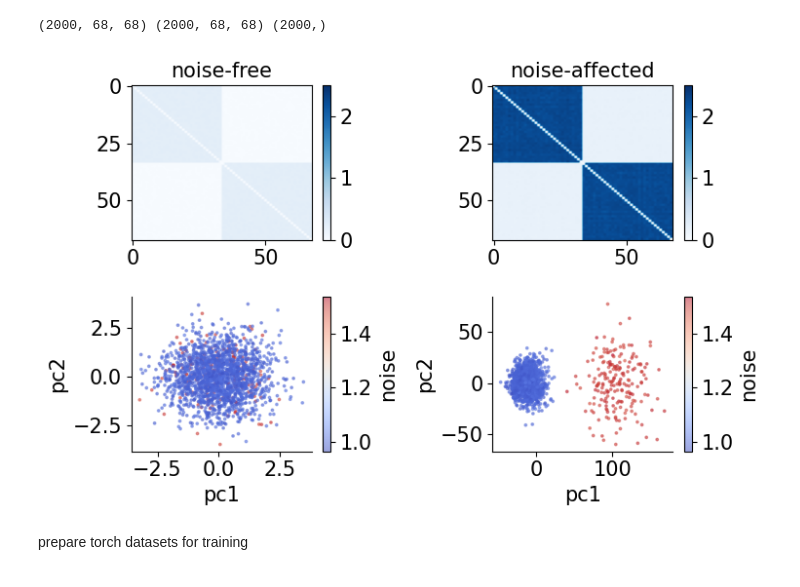
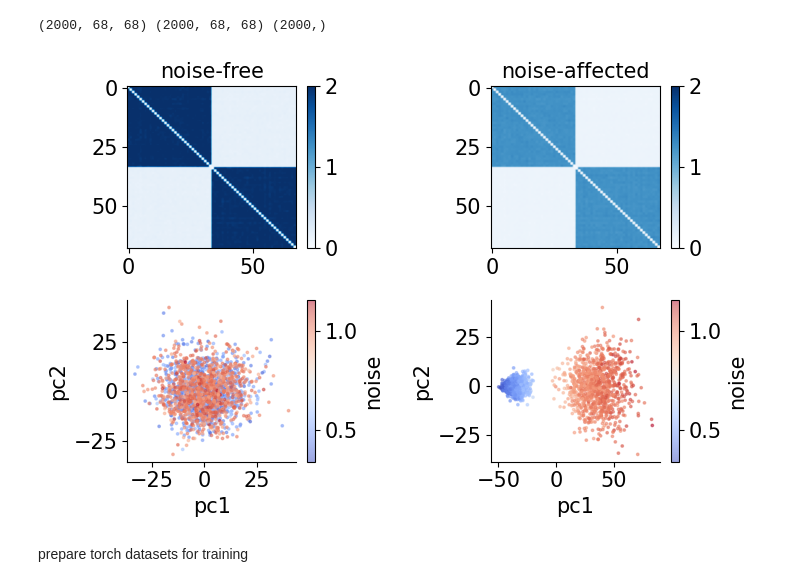
Before and after one commit to yzhang511/inv-vae, a Jupyter notebook: simulation.ipynb, the cells around one changed output. Cells and saved outputs as stored; diff of their text form; code cells hidden in the pictures.

```diff
--- a/simulation.ipynb
+++ b/simulation.ipynb
@@ -42,9 +42,9 @@ n_nets = 2000
 n_nodes = 68
 p_in = .25
 p_out = .01
-n_noisy_nets = int(n_nets*.1)
-noise_level = 1.5
-noise_sd = 0.01
+n_noisy_nets = int(n_nets*.5)
+noise_level = .5
+noise_sd = .05
 # %%
 sim_nets, noisy_nets, noises, noise_ids = simulate_networks(n_nets=n_nets, n_nodes=n_nodes, p_in=p_in, p_out=p_out, seed=seed,
                                           n_noisy_nets=n_noisy_nets, noise_level=noise_level, noise_sd=noise_sd)
@@ -62,31 +62,31 @@ noisy_df = pd.DataFrame({"pc1": noisy_Xt[:,0], "pc2": noisy_Xt[:,1], "noise": no
 # %%
 fig, axes = plt.subplots(2, 2, figsize=(7.5, 5))
 
-p1 = axes[0,0].imshow(sim_nets.mean(0), aspect='auto', cmap='Blues', vmin=0, vmax=2.5)
+p1 = axes[0,0].imshow(sim_nets.mean(0), aspect='auto', cmap='Blues', vmin=0, vmax=2)
 axes[0,0].set_title('noise-free')
 cbar = plt.colorbar(p1, ax=axes[0,0])
 
-p2 = axes[0,1].imshow(noisy_nets.mean(0), aspect='auto', cmap='Blues', vmin=0, vmax=2.5)
+p2 = axes[0,1].imshow(noisy_nets.mean(0), aspect='auto', cmap='Blues', vmin=0, vmax=2)
 axes[0,1].set_title('noise-affected')
 cbar = plt.colorbar(p2, ax=axes[0,1])
 
 p3 = axes[1,0].scatter(x="pc1", y="pc2", c="noise", cmap='coolwarm', data=sim_df, s=3, alpha=0.5)
 axes[1,0].set_xlabel('pc1')
 axes[1,0].set_ylabel('pc2')
 axes[1,0].spines['top'].set_visible(False)
 axes[1,0].spines['right'].set_visible(False)
 cbar = plt.colorbar(p3, ax=axes[1,0], label="noise")
 
 p4 = axes[1,1].scatter(x="pc1", y="pc2", c="noise", cmap='coolwarm', data=noisy_df, s=3, alpha=0.5)
 axes[1,1].set_xlabel('pc1')
 axes[1,1].set_ylabel('pc2')
 axes[1,1].spines['top'].set_visible(False)
 axes[1,1].spines['right'].set_visible(False)
 cbar = plt.colorbar(p4, ax=axes[1,1], label="noise")
 
 plt.tight_layout()
 # %% [output]
-[figure, old version]
+[figure, new version]
 # %% [markdown]
 prepare torch datasets for training
 # %%
```
Also changed, not shown: parts of 19 cells of this notebook, 10 other files.
